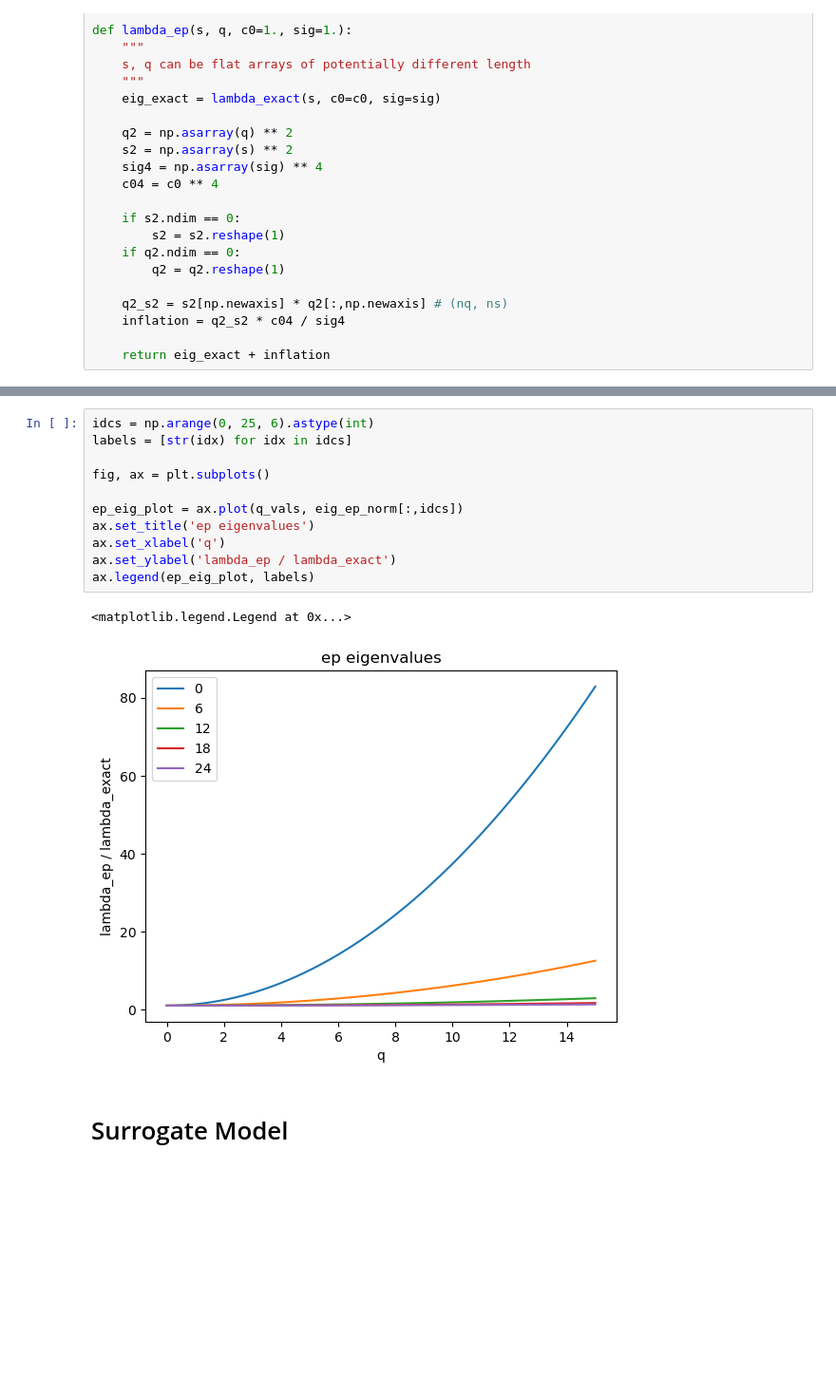
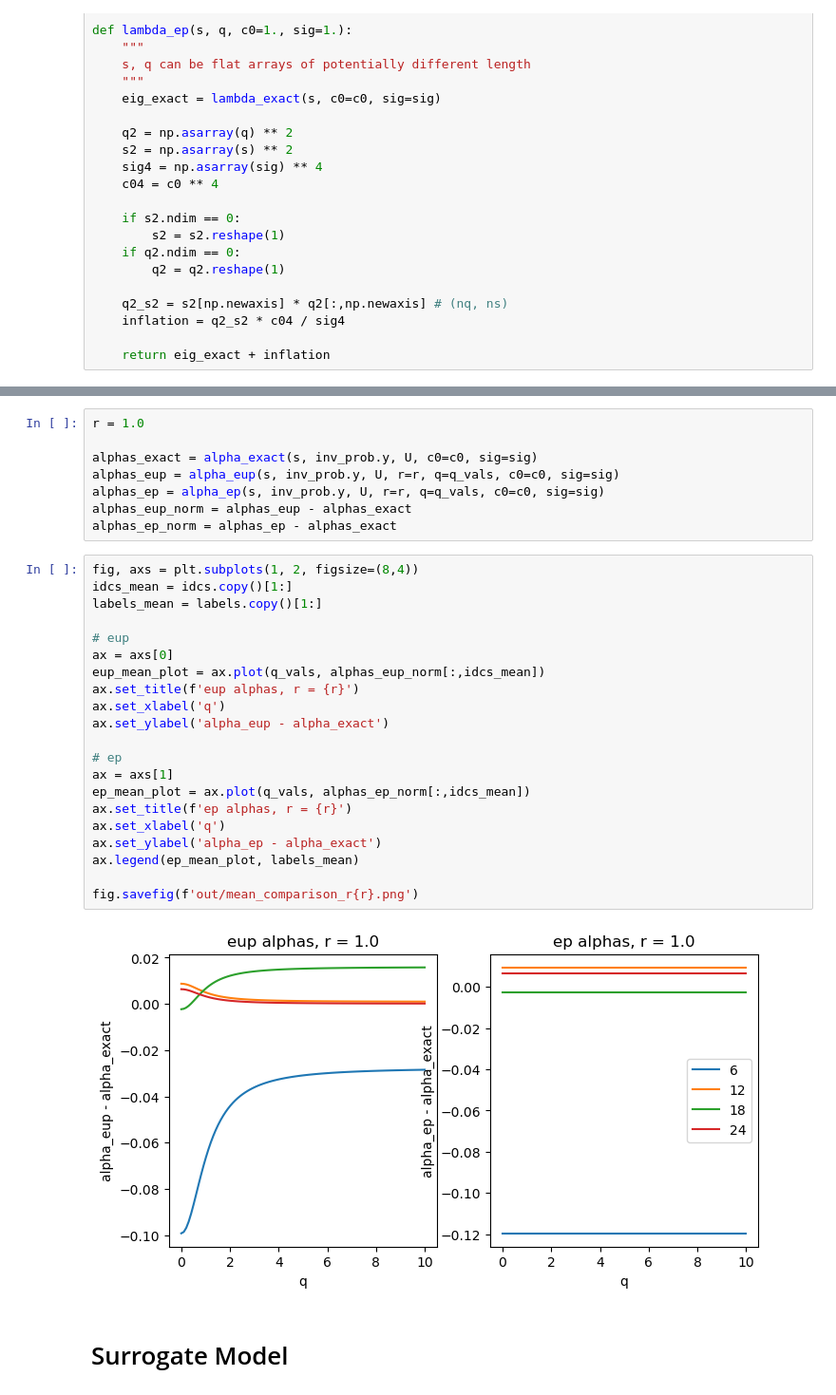
Before and after one commit to arob5/Bayesian-inference-with-surrogates, a Jupyter notebook: experiments/linear_Gaussian/linear_Gaussian_experiment.ipynb, the cells around one changed output, grey strips where cells are left out. Shown at 95% size. Drawn from its saved outputs; the diff is of its cells as text; blank space fills up the shorter version.

```diff
--- a/experiments/linear_Gaussian/linear_Gaussian_experiment.ipynb
+++ b/experiments/linear_Gaussian/linear_Gaussian_experiment.ipynb
@@ -215,17 +282,34 @@ ax.legend(eup_eig_plot, labels)
-# %%
-idcs = np.arange(0, 25, 6).astype(int)
-labels = [str(idx) for idx in idcs]
-
-fig, ax = plt.subplots()
-
-ep_eig_plot = ax.plot(q_vals, eig_ep_norm[:,idcs])
-ax.set_title('ep eigenvalues')
-ax.set_xlabel('q')
-ax.set_ylabel('lambda_ep / lambda_exact')
-ax.legend(ep_eig_plot, labels)
-# %% [output]
-<matplotlib.legend.Legend at 0x...>
-[figure, removed]
+# %%
+r = 1.0
+
+alphas_exact = alpha_exact(s, inv_prob.y, U, c0=c0, sig=sig)
+alphas_eup = alpha_eup(s, inv_prob.y, U, r=r, q=q_vals, c0=c0, sig=sig)
+alphas_ep = alpha_ep(s, inv_prob.y, U, r=r, q=q_vals, c0=c0, sig=sig)
+alphas_eup_norm = alphas_eup - alphas_exact
+alphas_ep_norm = alphas_ep - alphas_exact
+# %%
+fig, axs = plt.subplots(1, 2, figsize=(8,4))
+idcs_mean = idcs.copy()[1:]
+labels_mean = labels.copy()[1:]
+
+# eup
+ax = axs[0]
+eup_mean_plot = ax.plot(q_vals, alphas_eup_norm[:,idcs_mean])
+ax.set_title(f'eup alphas, r = {r}')
+ax.set_xlabel('q')
+ax.set_ylabel('alpha_eup - alpha_exact')
+
+# ep
+ax = axs[1]
+ep_mean_plot = ax.plot(q_vals, alphas_ep_norm[:,idcs_mean])
+ax.set_title(f'ep alphas, r = {r}')
+ax.set_xlabel('q')
+ax.set_ylabel('alpha_ep - alpha_exact')
+ax.legend(ep_mean_plot, labels_mean)
+
+fig.savefig(f'out/mean_comparison_r{r}.png')
+# %% [output]
+[figure, added]
 # %% [markdown]
 # Surrogate Model
 # %%
```
Also changed, not shown: parts of 3 cells of this notebook, 1 other file.
